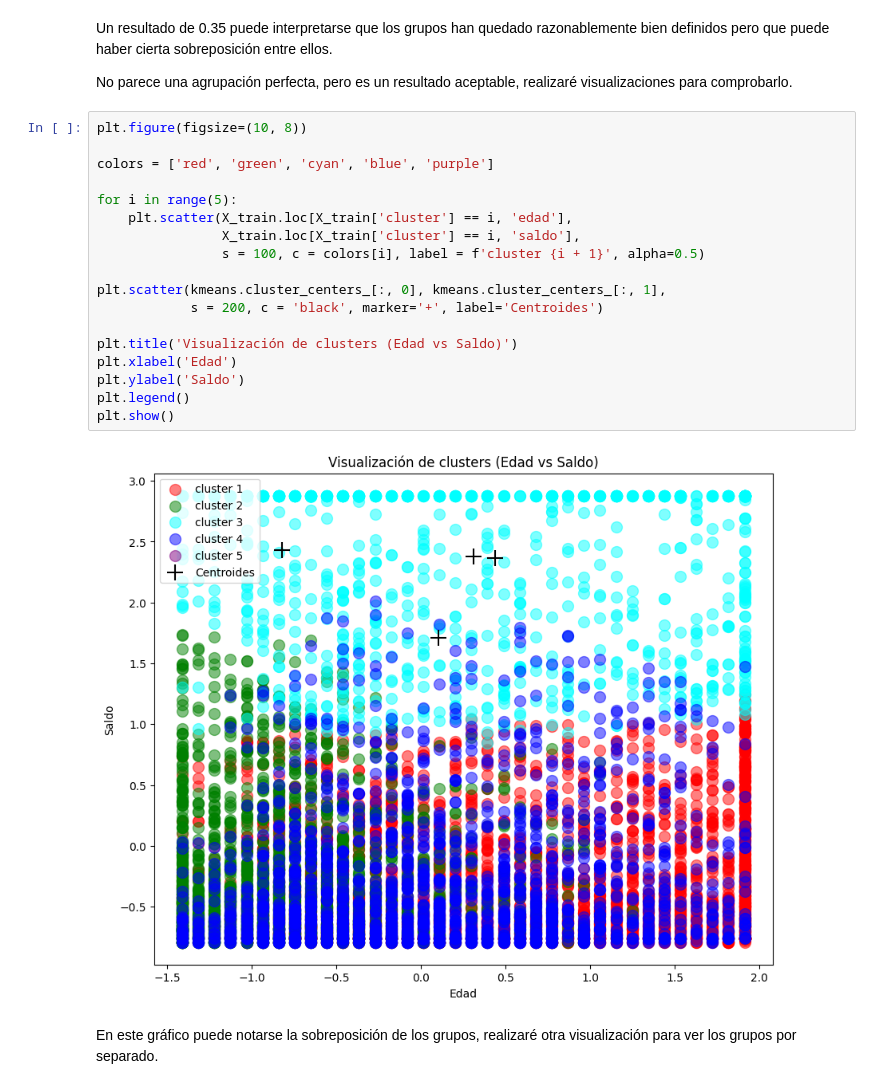
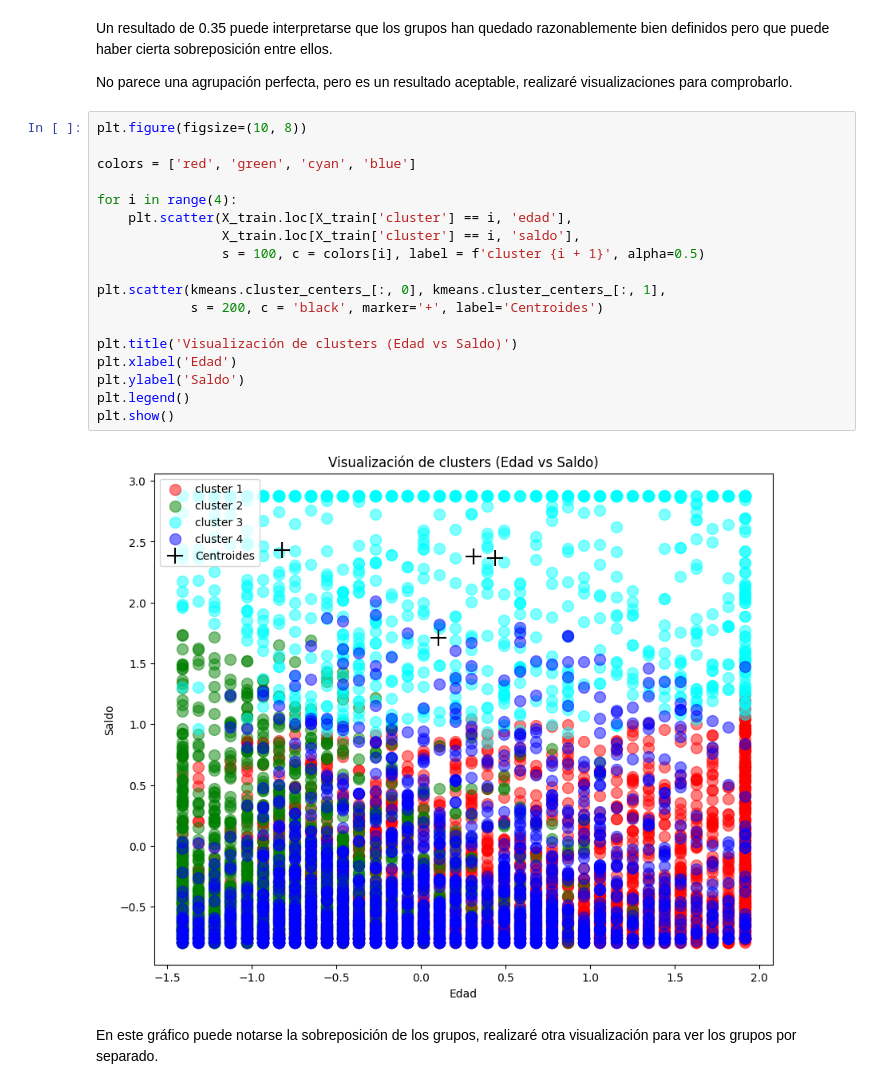
Before and after one commit to hailemen/Projecte-Machine-Learning, a Jupyter notebook: HAILE_SPRINT8_FINAL.ipynb, the cells around one changed output. Cells and saved outputs as stored; diff of their text form.

```diff
--- a/HAILE_SPRINT8_FINAL.ipynb
+++ b/HAILE_SPRINT8_FINAL.ipynb
@@ -377,23 +377,23 @@ No parece una agrupación perfecta, pero es un resultado aceptable, realizaré v
 # %%
 plt.figure(figsize=(10, 8))
 
-colors = ['red', 'green', 'cyan', 'blue', 'purple']
+colors = ['red', 'green', 'cyan', 'blue']
 
-for i in range(5):
+for i in range(4):
     plt.scatter(X_train.loc[X_train['cluster'] == i, 'edad'],
                 X_train.loc[X_train['cluster'] == i, 'saldo'],
                 s = 100, c = colors[i], label = f'cluster {i + 1}', alpha=0.5)
 
 plt.scatter(kmeans.cluster_centers_[:, 0], kmeans.cluster_centers_[:, 1],
             s = 200, c = 'black', marker='+', label='Centroides')
 
 plt.title('Visualización de clusters (Edad vs Saldo)')
 plt.xlabel('Edad')
 plt.ylabel('Saldo')
 plt.legend()
 plt.show()
 # %% [output]
-[figure, old version]
+[figure, new version]
 # %% [markdown]
 En este gráfico puede notarse la sobreposición de los grupos, realizaré otra visualización para ver los grupos por separado.
 # %%
```
Also changed, not shown: parts of 5 cells of this notebook.
